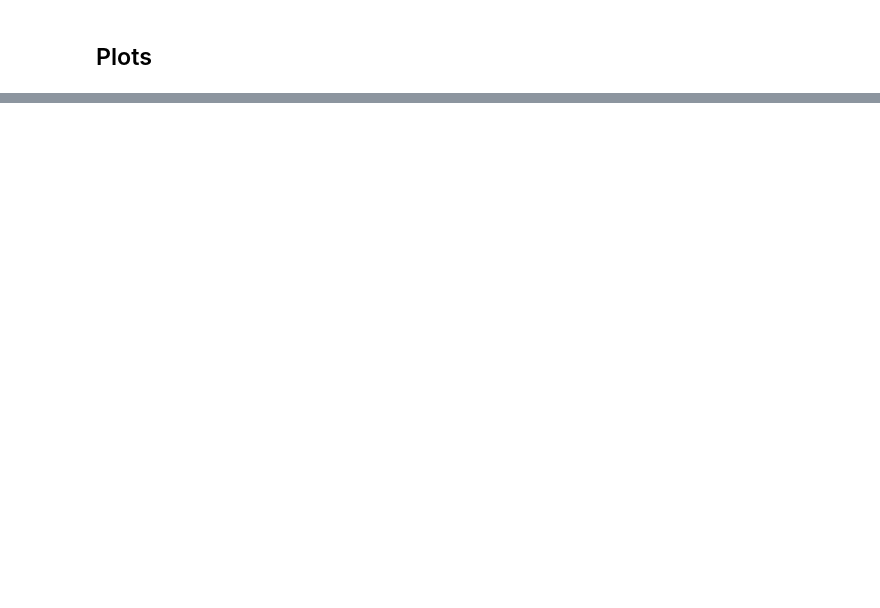
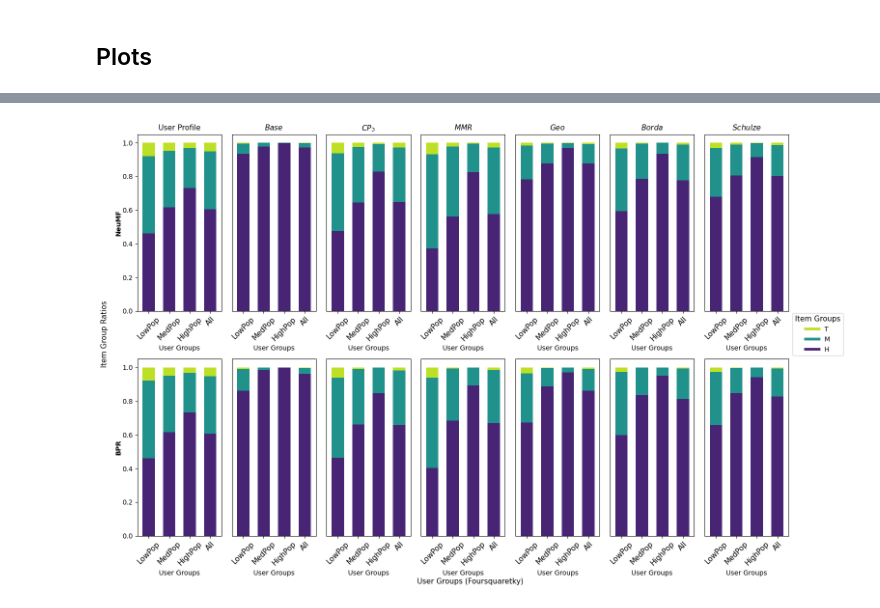
Before and after one commit to andreafooo/multistakeholder_poi, a Jupyter notebook: offline_evaluation.ipynb, the cells around one changed output, grey strips where cells are left out. Saved outputs shown, nothing was run; the diff lists cells and outputs as text; code cells hidden in the pictures; blank space fills up the shorter version.

Commit message:
updated eval

```diff
--- a/offline_evaluation.ipynb
+++ b/offline_evaluation.ipynb
@@ -32,6 +32,6 @@ from civic_reranker import load_coordinates
 from platform_reranker import calculate_user_popularity_distributions
 import pingouin as pg
 
-dataset = "yelp" # perform for each dataset individually
+dataset = "foursquaretky" # perform for each dataset individually
 valid_metrics = ["ndcg", "poplift", "ild", "geo_ild", "gini", "js"]
 print(top_k_eval)
@@ -326,7 +328,7 @@ results = {}
 ttest_results = {}
 
 for model_name, methods in model_dirs.items():
-    if model_name  == models_for_recbole[0]:
+    if model_name in models_for_recbole:
         results[model_name] = {}
         ttest_results[model_name] = {}
         group_scores[model_name] = {}
@@ -641,47 +707,53 @@ plt.show()
 
 # }
 # %%
-fig, axs = plt.subplots(1, 7, figsize=(15, 5.5))
 method_names_for_title = ["$Base$", "$CP_\Im$", "$MMR$", "$Geo$", "$Borda$", "$Schulze$"]
 
 filtered_models = [
     (model_name, methods)
     for model_name, methods in model_dirs.items()
-    if model_name not in ["SimpleX", "USG", "plurality", "borda", "cp", "LightGCN", "LORE"]
+    if model_name in models_for_recbole
 ]
 
-model_name, methods = filtered_models[0]
+n_rows = len(filtered_models)
+fig, axs = plt.subplots(n_rows, 7, figsize=(15, 5.5 * n_rows), squeeze=False)
 
-ax = axs[0]
-plot_popularity_distribution(ax, ground_truth_distr, None)
-ax.set_title("User Profile", fontsize=11)
-ax.set_ylabel(model_name, fontsize=10, weight="bold", labelpad=0)
+for row, (model_name, methods) in enumerate(filtered_models):
+    ax = axs[row, 0]
+    plot_popularity_distribution(ax, ground_truth_distr, None)
+    if row == 0:
+        ax.set_title("User Profile", fontsize=11)
+    ax.set_ylabel(model_name, fontsize=10, weight="bold", labelpad=0)
 
-col = 0
-for method_name, json_file in methods.items():
-    if method_name in full_eval_methods:
-        df = top_k_to_df(json_file, top_k_eval=top_k_eval)
-        distr_df = create_pop_distributions(df, item_popularity, user_groups)
+    col = 0
+    for method_name, json_file in methods.items():
+        if method_name in full_eval_methods:
+            df = top_k_to_df(json_file, top_k_eval=top_k_eval)
+            distr_df = create_pop_distributions(df, item_popularity, user_groups)
 
-        ax = axs[col + 1]
-        plot_popularity_distribution(ax, distr_df, None)
-        ax.set_title(method_names_for_title[col], fontsize=11)
-        col += 1
+            ax = axs[row, col + 1]
+            plot_popularity_distribution(ax, distr_df, None)
+            if row == 0:
+                ax.set_title(method_names_for_title[col], fontsize=11)
+            col += 1
 
-for ax in axs:
+for ax in axs.flat:
     ax.set_xticks(range(4))
     ax.set_xticklabels(["LowPop", "MedPop", "HighPop", "All"], rotation=45, fontsize=11)
 
-for ax in axs[1:]:
-    ax.set_yticks([])
+for row in range(n_rows):
+    for ax in axs[row, 1:]:
+        ax.set_yticks([])
 
 fig.text(0.55, 0.03, f"User Groups ({dataset.capitalize()})", ha="center", fontsize=11)
 fig.text(0.04, 0.5, "Item Group Ratios", va="center", rotation="vertical", fontsize=11)
 
 handles = [plt.Line2D([0], [0], color=color, lw=4) for color in plt.cm.viridis([0.9, 0.5, 0.1])]
 labels = ["T", "M", "H"]
 fig.legend(handles, labels, title="Item Groups", loc="center right", bbox_to_anchor=(1.07, 0.5), ncol=1, title_fontsize=11)
 
 plt.tight_layout(rect=[0.05, 0.03, 1, 0.91])
 os.makedirs(os.path.join(BASE_DIR, f"{dataset}_dataset", "plots"), exist_ok=True)
 plt.savefig(os.path.join(BASE_DIR, f"{dataset}_dataset", "plots", f"{dataset}_popularity_distribution_paper.png"), bbox_inches="tight")
+# %% [output]
+[figure, added]
```
Also changed, not shown: parts of 7 cells of this notebook.
